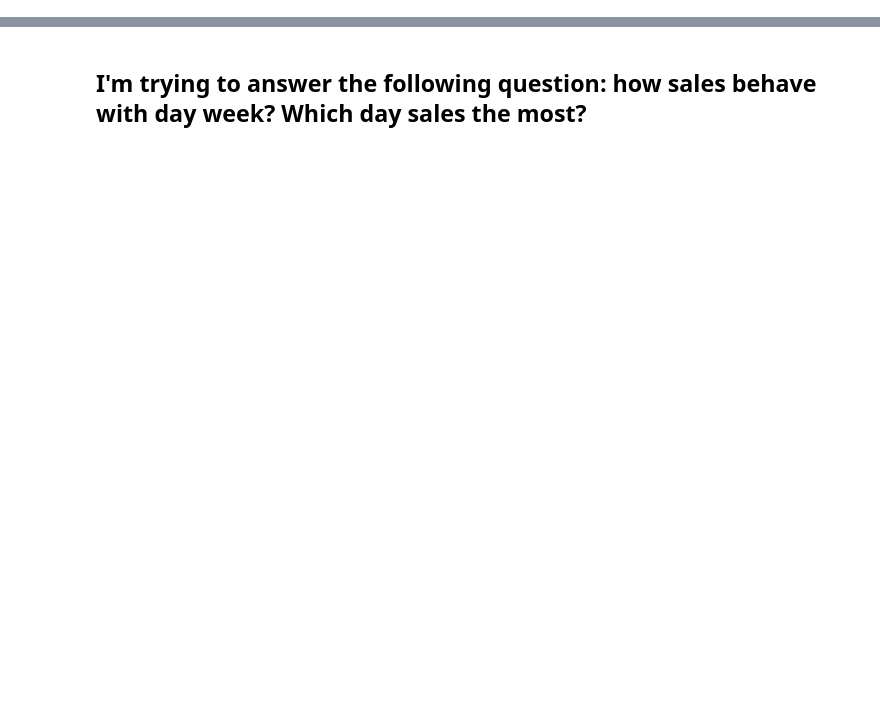
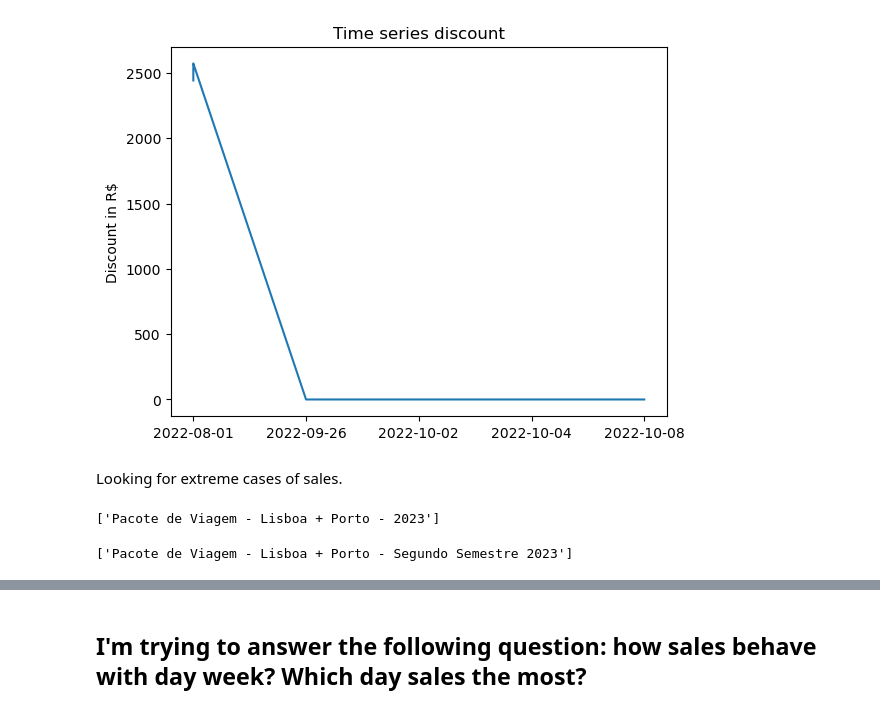
Before and after one commit to drica-monteiro/my_repository, a Jupyter notebook: teste.ipynb, the cells around one changed output, grey strips where cells are left out. Cells and saved outputs as stored; diff of their text form; code cells hidden in the pictures; blank space fills up the shorter version.

```diff
--- a/teste.ipynb
+++ b/teste.ipynb
@@ -29,0 +48,12 @@ df2
+# %%
+def time_series_disc(df):
+    plt.plot(df['datebr'],df['discount'])
+    plt.ylabel('Discount in R$')
+    plt.title(f'Time series discount')
+    plt.plot()
+# %%
+time_series_disc(df2)
+# %% [output]
+[figure, added]
+# %% [markdown]
+Looking for extreme cases of sales.
@@ -29,0 +70,8 @@ df2
+# %%
+ext_value(df2, 'sales')
+# %% [output]
+['Pacote de Viagem - Lisboa + Porto - 2023']
+# %%
+ext_value(df2,'totalprice')
+# %% [output]
+['Pacote de Viagem - Lisboa + Porto - Segundo Semestre 2023']
```
Also changed, not shown: parts of 10 cells of this notebook.
